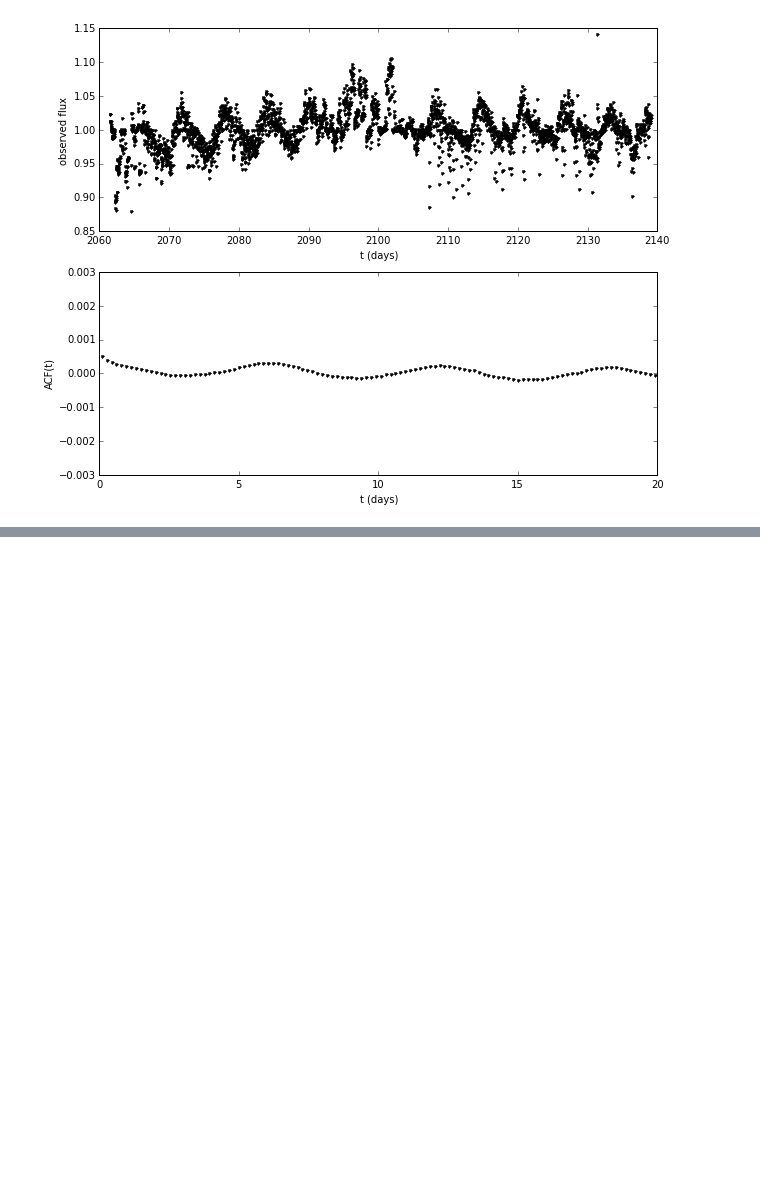
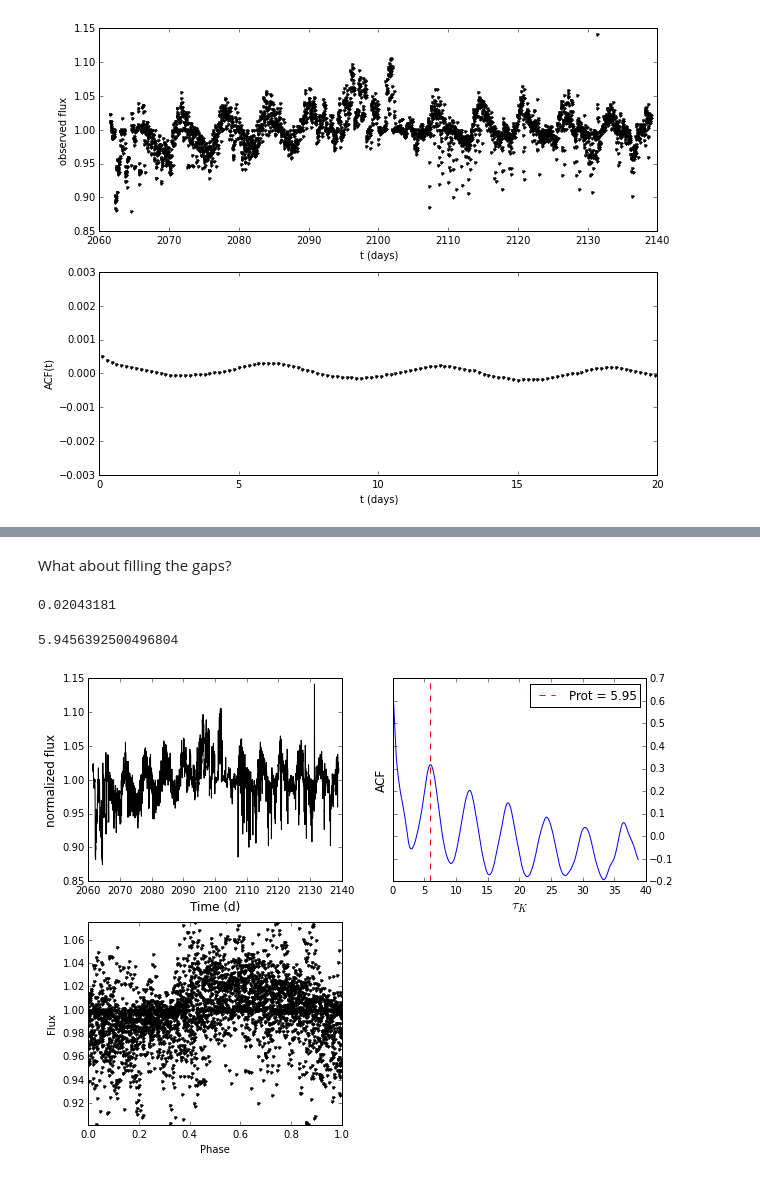
Before and after one commit to stephtdouglas/k2spin, a Jupyter notebook: acf.ipynb, the cells around one changed output, grey strips where cells are left out. Saved outputs shown, nothing was run; the diff lists cells and outputs as text; code cells hidden in the pictures; blank space fills up the shorter version.

Commit message:
test true ACF with gap filling

```diff
--- a/acf.ipynb
+++ b/acf.ipynb
@@ -98,0 +137,16 @@ ax.set_ylabel('ACF(t)')
+# %% [markdown]
+What about filling the gaps?
+# %%
+cadence = np.median(np.diff(t))
+print cadence
+# %% [output]
+0.02043181
+# %%
+t, y, dy = hypra.prot.fix_kepler.fill_gaps(light_curve.time,
+                                           light_curve.corrected_flux,
+                                           light_curve.corrected_unc)
+# %%
+hypra.prot.time_series.run_acf(t, y, plot=True)
+# %% [output]
+5.9456392500496804
+[figure, added]
```
Also changed, not shown: parts of 11 cells of this notebook.
